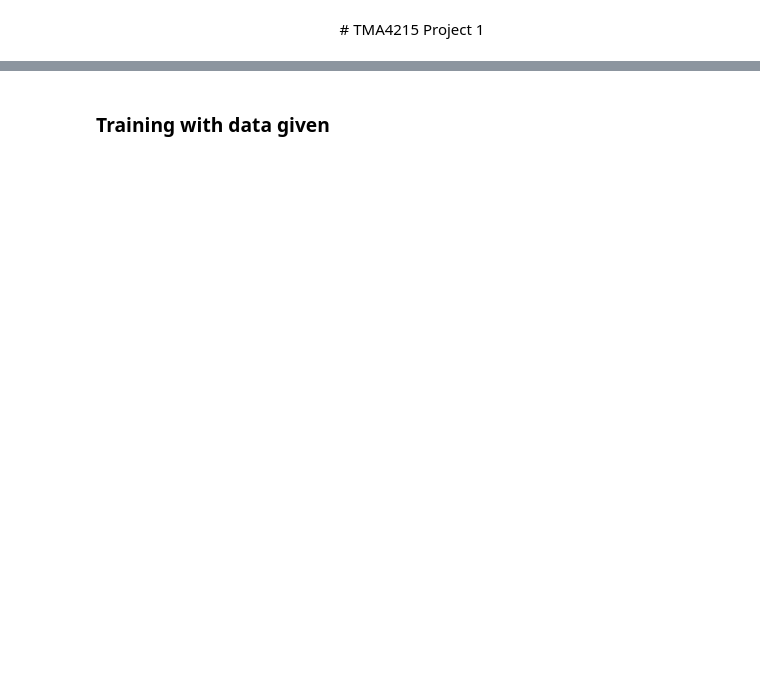
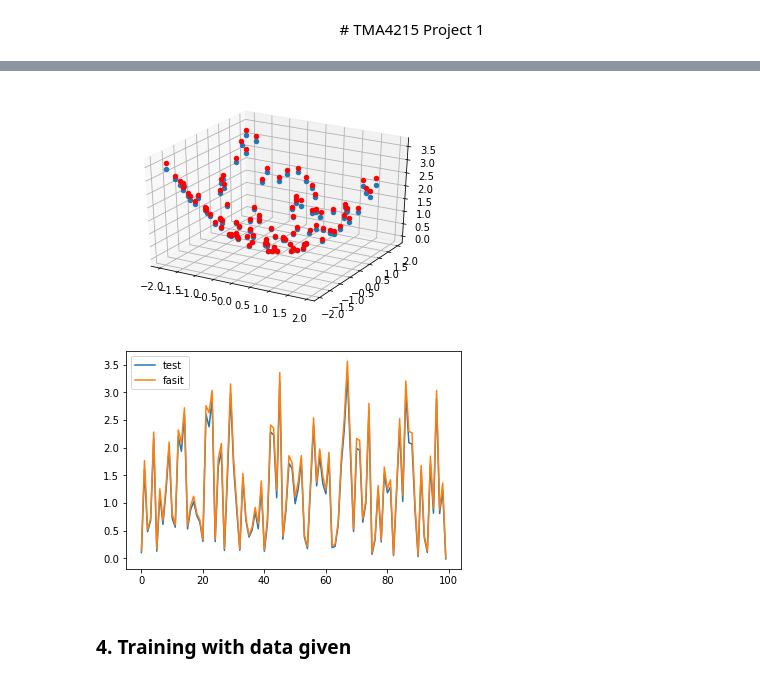
Before and after one commit to vivekapriyas/Function_Neural_Network, a Jupyter notebook: Project2.ipynb, the cells around one changed output, grey strips where cells are left out. Drawn from its saved outputs; the diff is of its cells as text; code cells hidden in the pictures; blank space fills up the shorter version.

Commit message:
testet for utgitt data

```diff
--- a/Project2.ipynb
+++ b/Project2.ipynb
@@ -266,28 +321,37 @@ plt.show()
 # %%
 #testing with G(y)
-YTest_G = np.random.uniform(-2,2,(2,I))
+YTest_G = np.random.uniform(-2,2,(2,I_G))
 cTest_G = G(YTest_G[0], YTest_G[1])
-cTest_G.resize(1,I)
+cTest_G.resize(1,I_G)
 
 YTest_G_tilde, aYTest_G, bYTest_G = scale(YTest_G)
 cTest_G_tilde, acTest_G, bcTest_G = scale(cTest_G)
 
 zero = np.zeros_like(YTest_G)
 
-ZTest_G = getZ(np.vstack((YTest_G_tilde,zero)), W_G, b_G, K, d_G, I, h, sigma)
-ypsilonTest_G_tilde = getYpsilon(ZTest_G, omega_G, mu_G, eta)
+ZTest_G = getZ(np.vstack((YTest_G_tilde,zero)), W_G, b_G, K_G, d_G, I_G, h, sigma)
+ypsilonTest_G_tilde = getYpsilon(ZTest_G, omega_G, mu_G, K_G, eta)
 
 
 ypsilonTest_G = inverseScale(ypsilonTest_G_tilde, acTest_G, bcTest_G)
 
 
 #plotting of G(y)
 fig = plt.figure()
 ax = fig.add_subplot(111, projection='3d')
 ax.scatter(YTest_G[0], YTest_G[1], ypsilonTest_G, label = "test", depthshade = False)
 ax.scatter(YTest_G[0], YTest_G[1], cTest_G[0], label = "test" , c="red", depthshade = False)
 plt.show()
+
+x = np.arange(0, I_G)
+plt.plot(x, ypsilonTest_G, label ="test")
+plt.plot(x, cTest_G[0], label = "fasit")
+plt.legend()
+plt.show()
+# %% [output]
+[figure, added]
+[figure, added]
 # %% [markdown]
-### Training with data given
+### 4. Training with data given
 # %%
 d_0 = 3
```
Also changed, not shown: parts of 34 cells of this notebook, 4 other files.
